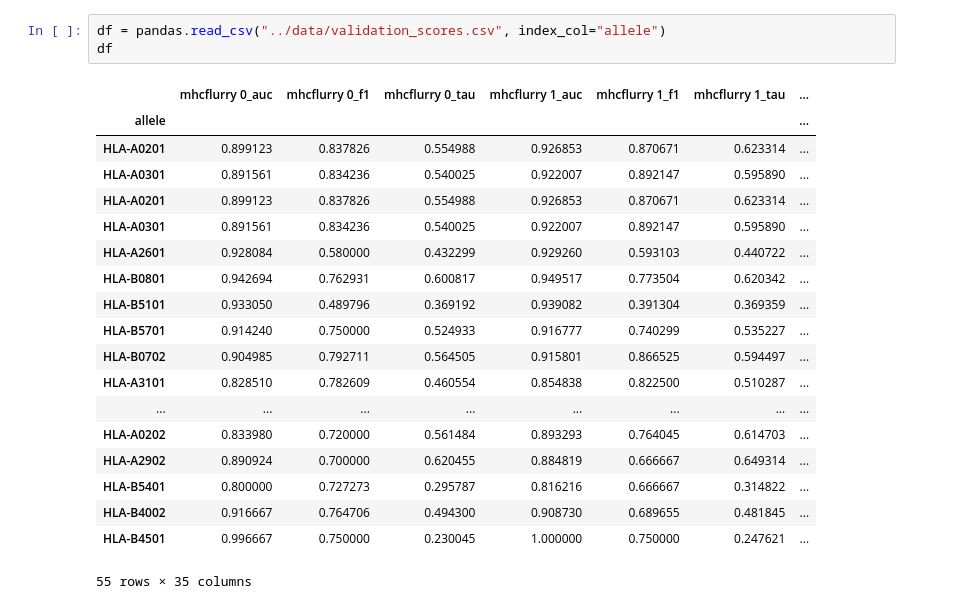
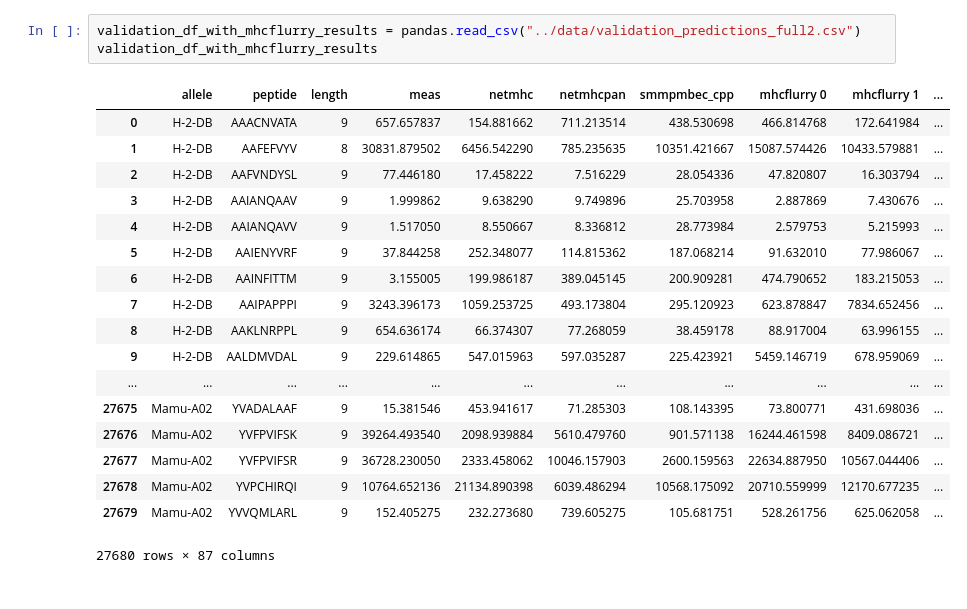
Before and after one commit to hammerlab/mhcflurry-icml-compbio-2016, a Jupyter notebook: notebooks/validation results analysis.ipynb, the cells around one changed output. Cells and saved outputs as stored; diff of their text form.

Commit message:
update validation results analysis

```diff
--- a/notebooks/validation results analysis.ipynb
+++ b/notebooks/validation results analysis.ipynb
@@ -23,23 +110,22 @@ models
 # %%
-df = pandas.read_csv("../data/validation_scores.csv", index_col="allele")
-df
+validation_df_with_mhcflurry_results = pandas.read_csv("../data/validation_predictions_full2.csv")
+validation_df_with_mhcflurry_results
 # %% [output]
-|  | mhcflurry 0_auc | mhcflurry 0_f1 | mhcflurry 0_tau | mhcflurry 1_auc | mhcflurry 1_f1 | mhcflurry 1_tau | ... |
-| allele |  |  |  |  |  |  | ... |
-| HLA-A0201 | 0.899123 | 0.837826 | 0.554988 | 0.926853 | 0.870671 | 0.623314 | ... |
-| HLA-A0301 | 0.891561 | 0.834236 | 0.540025 | 0.922007 | 0.892147 | 0.595890 | ... |
-| HLA-A0201 | 0.899123 | 0.837826 | 0.554988 | 0.926853 | 0.870671 | 0.623314 | ... |
-| HLA-A0301 | 0.891561 | 0.834236 | 0.540025 | 0.922007 | 0.892147 | 0.595890 | ... |
-| HLA-A2601 | 0.928084 | 0.580000 | 0.432299 | 0.929260 | 0.593103 | 0.440722 | ... |
-| HLA-B0801 | 0.942694 | 0.762931 | 0.600817 | 0.949517 | 0.773504 | 0.620342 | ... |
-| HLA-B5101 | 0.933050 | 0.489796 | 0.369192 | 0.939082 | 0.391304 | 0.369359 | ... |
-| HLA-B5701 | 0.914240 | 0.750000 | 0.524933 | 0.916777 | 0.740299 | 0.535227 | ... |
-| HLA-B0702 | 0.904985 | 0.792711 | 0.564505 | 0.915801 | 0.866525 | 0.594497 | ... |
-| HLA-A3101 | 0.828510 | 0.782609 | 0.460554 | 0.854838 | 0.822500 | 0.510287 | ... |
-| ... | ... | ... | ... | ... | ... | ... | ... |
-| HLA-A0202 | 0.833980 | 0.720000 | 0.561484 | 0.893293 | 0.764045 | 0.614703 | ... |
-| HLA-A2902 | 0.890924 | 0.700000 | 0.620455 | 0.884819 | 0.666667 | 0.649314 | ... |
-| HLA-B5401 | 0.800000 | 0.727273 | 0.295787 | 0.816216 | 0.666667 | 0.314822 | ... |
-| HLA-B4002 | 0.916667 | 0.764706 | 0.494300 | 0.908730 | 0.689655 | 0.481845 | ... |
-| HLA-B4501 | 0.996667 | 0.750000 | 0.230045 | 1.000000 | 0.750000 | 0.247621 | ... |
+|  | allele | peptide | length | meas | netmhc | netmhcpan | smmpmbec_cpp | mhcflurry 0 | mhcflurry 1 | ... |
+| 0 | H-2-DB | AAACNVATA | 9 | 657.657837 | 154.881662 | 711.213514 | 438.530698 | 466.814768 | 172.641984 | ... |
+| 1 | H-2-DB | AAFEFVYV | 8 | 30831.879502 | 6456.542290 | 785.235635 | 10351.421667 | 15087.574426 | 10433.579881 | ... |
+| 2 | H-2-DB | AAFVNDYSL | 9 | 77.446180 | 17.458222 | 7.516229 | 28.054336 | 47.820807 | 16.303794 | ... |
+| 3 | H-2-DB | AAIANQAAV | 9 | 1.999862 | 9.638290 | 9.749896 | 25.703958 | 2.887869 | 7.430676 | ... |
+| 4 | H-2-DB | AAIANQAVV | 9 | 1.517050 | 8.550667 | 8.336812 | 28.773984 | 2.579753 | 5.215993 | ... |
+| 5 | H-2-DB | AAIENYVRF | 9 | 37.844258 | 252.348077 | 114.815362 | 187.068214 | 91.632010 | 77.986067 | ... |
+| 6 | H-2-DB | AAINFITTM | 9 | 3.155005 | 199.986187 | 389.045145 | 200.909281 | 474.790652 | 183.215053 | ... |
+| 7 | H-2-DB | AAIPAPPPI | 9 | 3243.396173 | 1059.253725 | 493.173804 | 295.120923 | 623.878847 | 7834.652456 | ... |
+| 8 | H-2-DB | AAKLNRPPL | 9 | 654.636174 | 66.374307 | 77.268059 | 38.459178 | 88.917004 | 63.996155 | ... |
+| 9 | H-2-DB | AALDMVDAL | 9 | 229.614865 | 547.015963 | 597.035287 | 225.423921 | 5459.146719 | 678.959069 | ... |
+| ... | ... | ... | ... | ... | ... | ... | ... | ... | ... | ... |
+| 27675 | Mamu-A02 | YVADALAAF | 9 | 15.381546 | 453.941617 | 71.285303 | 108.143395 | 73.800771 | 431.698036 | ... |
+| 27676 | Mamu-A02 | YVFPVIFSK | 9 | 39264.493540 | 2098.939884 | 5610.479760 | 901.571138 | 16244.461598 | 8409.086721 | ... |
+| 27677 | Mamu-A02 | YVFPVIFSR | 9 | 36728.230050 | 2333.458062 | 10046.157903 | 2600.159563 | 22634.887950 | 10567.044406 | ... |
+| 27678 | Mamu-A02 | YVPCHIRQI | 9 | 10764.652136 | 21134.890398 | 6039.486294 | 10568.175092 | 20710.559999 | 12170.677235 | ... |
+| 27679 | Mamu-A02 | YVVQMLARL | 9 | 152.405275 | 232.273680 | 739.605275 | 105.681751 | 528.261756 | 625.062058 | ... |
-55 rows × 35 columns
+27680 rows × 87 columns
```
Also changed, not shown: parts of 26 cells of this notebook.
